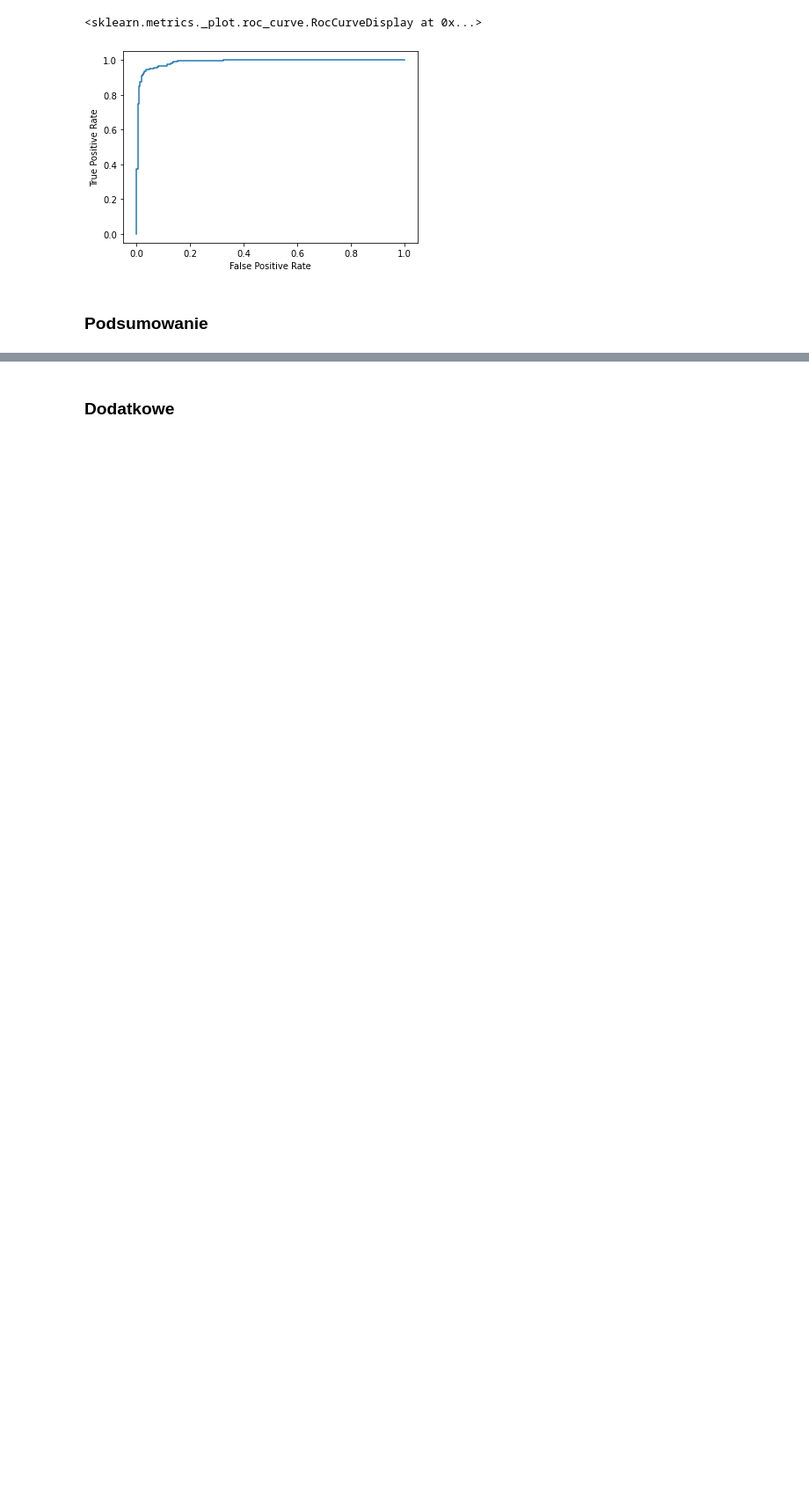
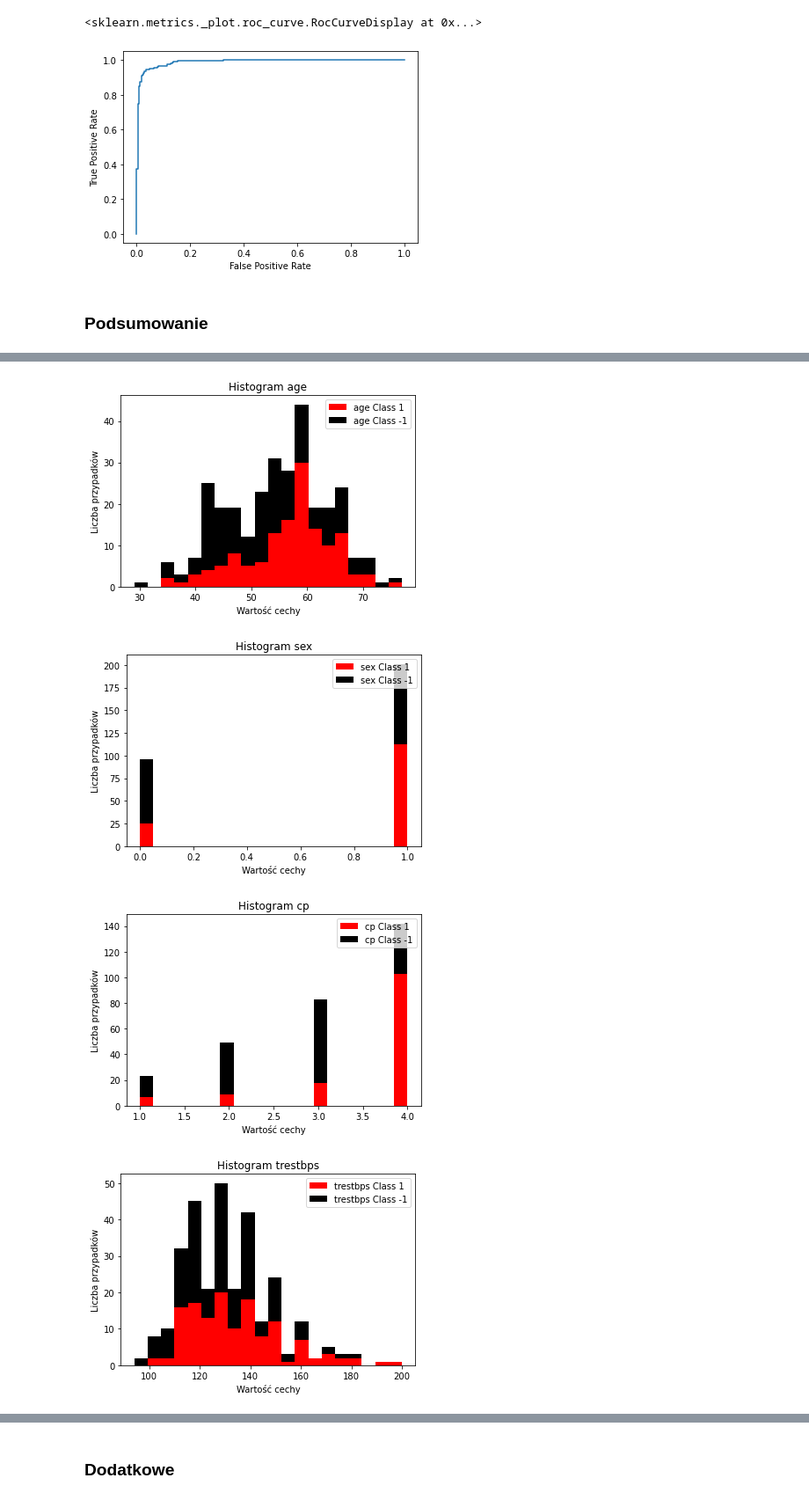
Before and after one commit to jakub-kowalik/PUM, a Jupyter notebook: lab2/lab2.ipynb, the cells around one changed output, grey strips where cells are left out. Shown at 88% size. Cells and saved outputs as stored; diff of their text form; code cells hidden in the pictures; blank space fills up the shorter version.

```diff
--- a/lab2/lab2.ipynb
+++ b/lab2/lab2.ipynb
@@ -212,0 +204,10 @@ Macierz pomylek model
+# %%
+import scipy.stats.mstats as mst
+
+column_names = ['age', 'sex', 'cp', 'trestbps', 'chol', 'fbs', 'restecg', 'thalach', 'exang', 'oldpeak', 'slope', 'ca', 'thal', 'class']
+cleveland = pd.read_csv('processed.cleveland.data', names=column_names, header=None)
+cleveland = cleveland.apply(pd.to_numeric, errors='coerce')
+cleveland = cleveland.dropna()
+cleveland.loc[cleveland['class'] > 0, 'class'] = 1
+cleveland.loc[cleveland['class'] == 0, 'class'] = -1
+cleveland
@@ -212,0 +263,18 @@ Macierz pomylek model
+# %%
+def show_histograms(histkolumna):
+    x = cleveland[cleveland['class'] == 1.0][histkolumna]
+    y = cleveland[cleveland['class'] == -1.0][histkolumna]
+    plt.hist([x,y], 20, label=[histkolumna + ' Class 1', histkolumna + ' Class -1'], stacked=True, color=['red', 'k'])
+    plt.title("Histogram " + str(histkolumna))
+    plt.legend(loc='upper right')
+    plt.xlabel('Wartość cechy')
+    plt.ylabel('Liczba przypadków')
+    plt.show()
+
+for x in cleveland.columns:
+    show_histograms(x)
+# %% [output]
+[figure, added]
+[figure, added]
+[figure, added]
+[figure, added]
```
Also changed, not shown: parts of 27 cells of this notebook, 1 other file.
